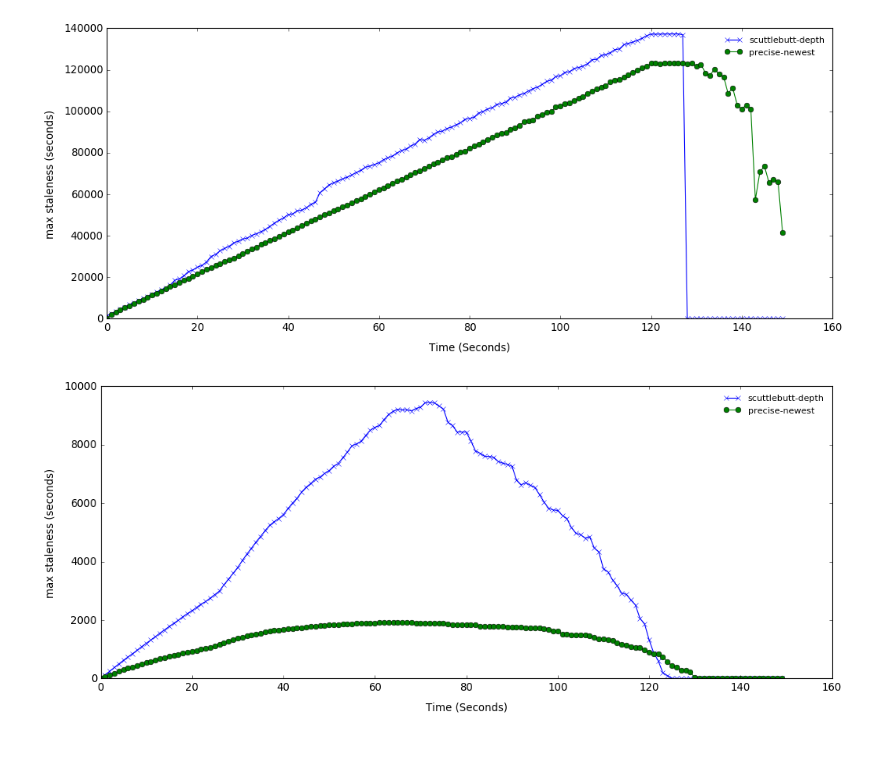
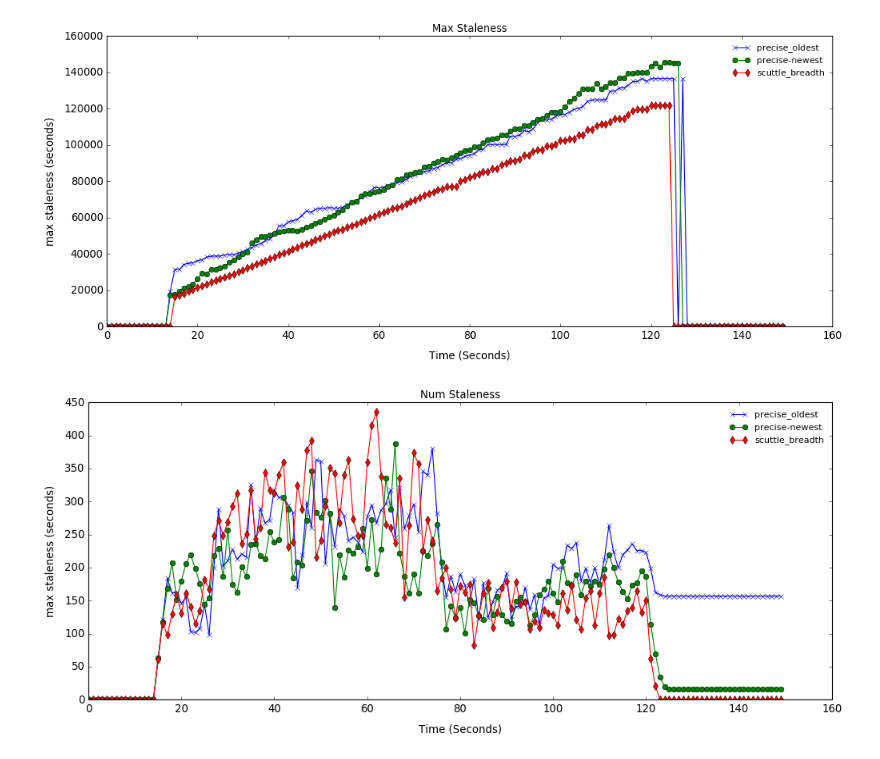
Before and after one commit to ElDivinCodino/Anti-entropy-epidemic-protocol, a Jupyter notebook: src/plot/plot_notebook.ipynb, the cells around one changed output. Cells and saved outputs as stored; diff of their text form; code cells hidden in the pictures.

```diff
--- a/src/plot/plot_notebook.ipynb
+++ b/src/plot/plot_notebook.ipynb
@@ -52,19 +52,19 @@ def plot_thr(traces, path, x_lim=(0, 20), y_lim=(0, 3.5), dim=(15, 6), title="Fi
 traces = [
     (precise_oldest[0], list(range(0, ts)), "precise_oldest", "x", "solid"),
     (precise_newest[0], list(range(0, ts)), "precise-newest", "o", "solid"),
-    (scuttle_depth[0], list(range(0, ts)), "scuttle_depth", "s", "solid"),
+#     (scuttle_depth[0], list(range(0, ts)), "scuttle_depth", "s", "solid"),
     (scuttle_breadth[0], list(range(0, ts)), "scuttle_breadth", "d", "solid")
 ]
 plot_thr(traces, path="./", x_lim=(0, ts), title="Max Staleness")
 # %% [output]
-[figure, old version]
+[figure, new version]
 # %%
 traces = [
     (precise_oldest[1], list(range(0, ts)), "precise_oldest", "x", "solid"),
     (precise_newest[1], list(range(0, ts)), "precise-newest", "o", "solid"),
-    (scuttle_depth[1], list(range(0, ts)), "scuttle_depth", "s", "solid"),
+#     (scuttle_depth[1], list(range(0, ts)), "scuttle_depth", "s", "solid"),
     (scuttle_breadth[1], list(range(0, ts)), "scuttle_breadth", "d", "solid")
 ]
-plot_thr = plot_thr(traces, path="./", x_lim=(0, ts), title="Num Staleness")
+plot_thr(traces, path="./", x_lim=(0, ts), title="Num Staleness")
 # %% [output]
-[figure, old version]
+[figure, new version]
```
Also changed, not shown: parts of 2 cells of this notebook, 2 other files.
